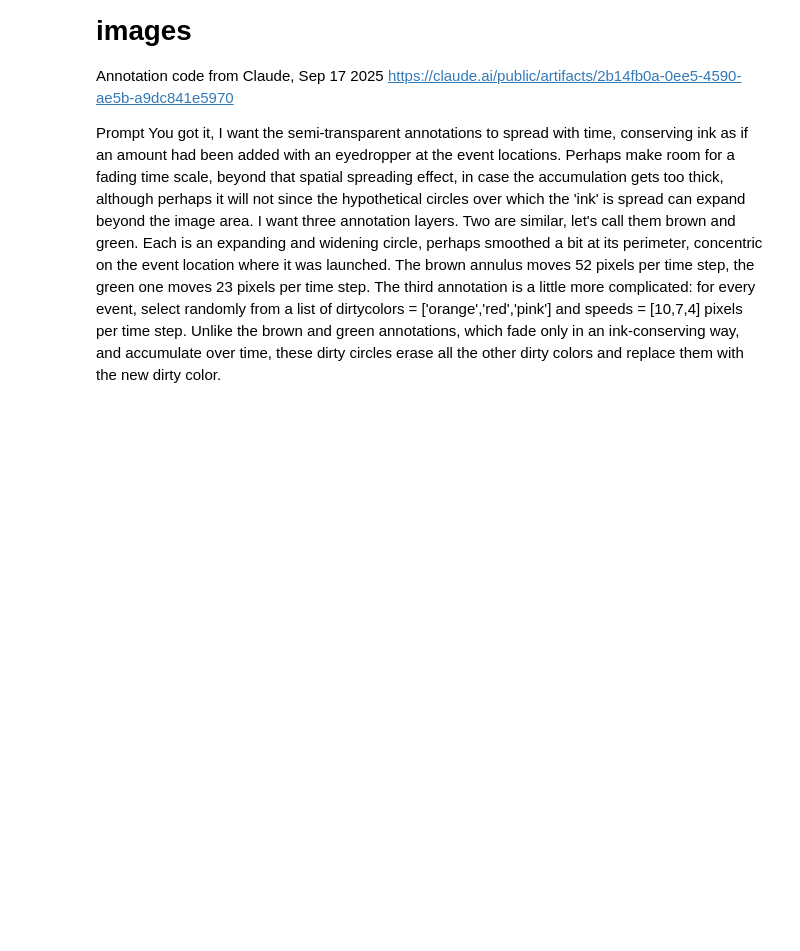
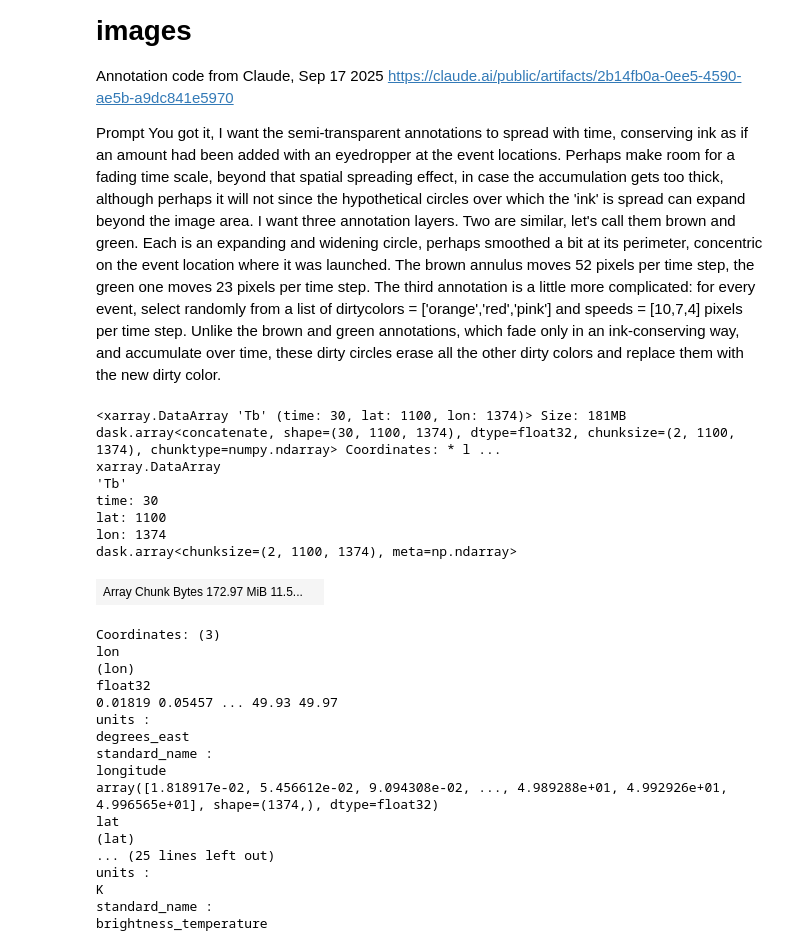
Before and after one commit to brianmapes/SkySymphony, a Jupyter notebook: Annotated_images_movingbox.ipynb, the cells around one changed output. Saved outputs shown, nothing was run; the diff lists cells and outputs as text; code cells hidden in the pictures; blank space fills up the shorter version.

```diff
--- a/Annotated_images_movingbox.ipynb
+++ b/Annotated_images_movingbox.ipynb
@@ -152,10 +218,40 @@ def detect_events(data_array):
 # %%
-# Define the folder path to the data files
-folder_path = '/Users/bmapes/Box/Sky_Symphony_Box/ERNESTO12/GridSatBoxes/Test10files/'
-folder_path = '/Users/bmapes/Box/Sky_Symphony_Box/ERNESTO12/GridSatBoxes/'
-output_path = '/Users/bmapes/Box/Sky_Symphony_Box/ERNESTO12/Images/'
+# Open data files
 
-#output_pdf = '/Users/bmapes/Box/Sky_Symphony_Box/ERNESTO12/Images.pdf'    # mkdir if needed
+from pathlib import Path
+datafiles = '/Users/bmapes/Box/Sky_Symphony_Box/IRMA2017_weekprior/IRfiles/'+ \
+            'merg_20170813[0,1]*_4km-pixel.nc4'
 
-varname = 'irwin_cdr'
+OUTPUT = Path('/Users/bmapes/Box/Sky_Symphony_Box/IRMA2017_weekprior/Images_annot_spokes/')
+OUTPUT.mkdir(exist_ok=True, parents=True)
+OUTDIR = '/Users/bmapes/Box/Sky_Symphony_Box/IRMA2017_weekprior/Images_annot_spokes/'
+
+Tb = xr.open_mfdataset(datafiles).Tb
+Tb
+# %% [output]
+<xarray.DataArray 'Tb' (time: 30, lat: 1100, lon: 1374)> Size: 181MB dask.array<concatenate, shape=(30, 1100, 1374), dtype=float32, chunksize=(2, 1100, 1374), chunktype=numpy.ndarray> Coordinates: * l ...
+xarray.DataArray
+'Tb'
+time: 30
+lat: 1100
+lon: 1374
+dask.array<chunksize=(2, 1100, 1374), meta=np.ndarray>
+| Array Chunk Bytes 172.97 MiB 11.5... |  |
+Coordinates: (3)
+lon
+(lon)
+float32
+0.01819 0.05457 ... 49.93 49.97
+units :
+degrees_east
+standard_name :
+longitude
+array([1.818917e-02, 5.456612e-02, 9.094308e-02, ..., 4.989288e+01, 4.992926e+01, 4.996565e+01], shape=(1374,), dtype=float32)
+lat
+(lat)
+... (25 lines left out)
+units :
+K
+standard_name :
+brightness_temperature
 # %%
```
Also changed, not shown: parts of 12 cells of this notebook, 22 other files.
